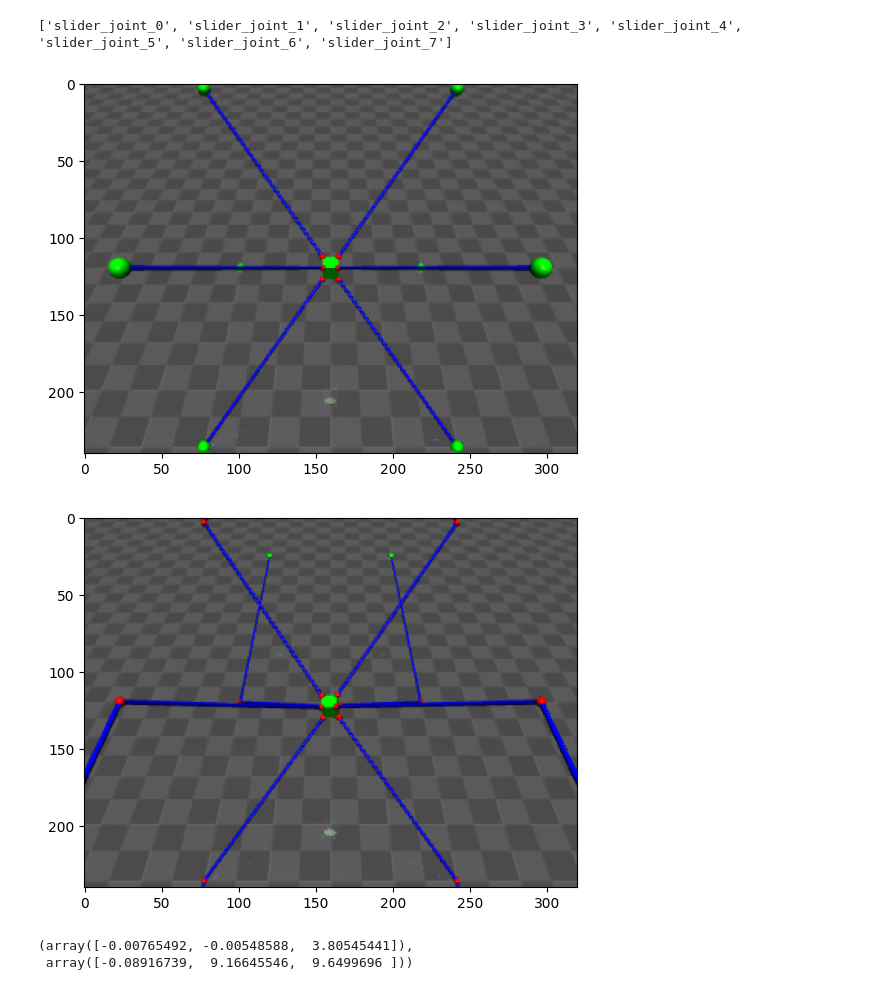
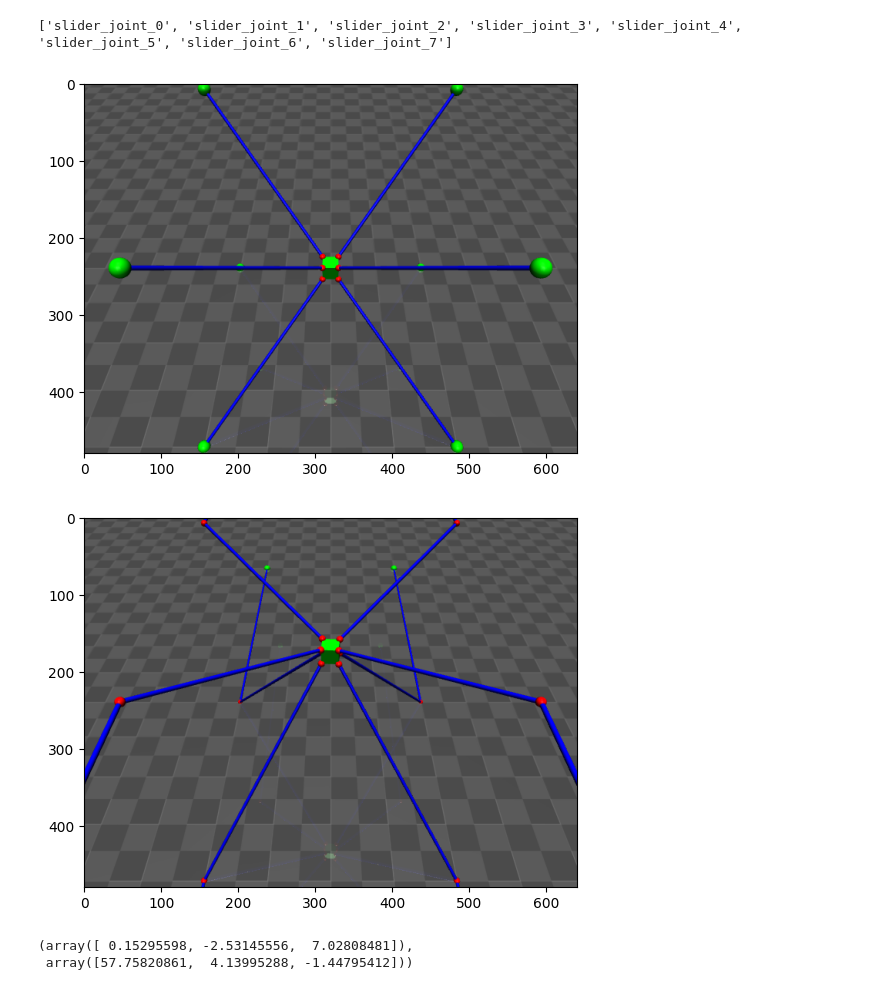
Before and after one commit to Yang51st/Mujoco-CDPR-Simulator, a Jupyter notebook: cdpr_sketches.ipynb, the cells around one changed output. Saved outputs shown, nothing was run; the diff lists cells and outputs as text; code cells hidden in the pictures.

```diff
--- a/cdpr_sketches.ipynb
+++ b/cdpr_sketches.ipynb
@@ -8,53 +8,53 @@ print([actuator.target for actuator in cdpr_spec.actuators])
 # %% [output]
 ['slider_joint_0', 'slider_joint_1', 'slider_joint_2', 'slider_joint_3', 'slider_joint_4', 'slider_joint_5', 'slider_joint_6', 'slider_joint_7']
 # %%
-renderer=mj.Renderer(cdpr_model)
+renderer=mj.Renderer(cdpr_model, height=480, width=640)
 mj.mj_step(cdpr_model, cdpr_data)
 renderer.update_scene(cdpr_data, camera="main_camera")
 render=renderer.render()
 plt.imshow(render)
 plt.show()
 # %% [output]
-[figure, old version]
+[figure, new version]
 # %%
 def circle_path(theta, radius, height):
     return np.array([radius*np.cos(theta), radius*np.sin(theta), height])
 # %%
 import time
 from IPython import display
 %matplotlib inline
 
 #Controls 0 to 7 inclusive control cable tendons 0 to 7 inclusive.
 #Every mujoco simulation step moves forward by 0.002 seconds by default.
 
 desired_position=[0,0,machine_frame_height/2]
 desired_orientation=[0,0,0]
 
 real_time=True
 wal_start_time= time.time()
 sim_start_time = cdpr_data.time
 for _ in range(int(10/cdpr_model.opt.timestep)+1):
-    cdpr_data.ctrl=20*np.ones(8)-inverse_kinematics(target_xyz=circle_path(_/100,machine_frame_length/3,_/5000*machine_frame_height),
+    cdpr_data.ctrl=20*np.ones(8)-inverse_kinematics(target_xyz=circle_path(0,0,_/5000*machine_frame_height),
                                       target_orientation=desired_orientation)
     mj.mj_step(cdpr_model, cdpr_data)
     if real_time:
         if (time.time() - wal_start_time)>=(cdpr_data.time-sim_start_time):
             continue
     else:
         if _%100!=0:
             continue
     renderer.update_scene(cdpr_data, camera="main_camera")
     render=renderer.render()
     plt.imshow(render)
     display.display(plt.gcf())
     display.clear_output(wait=True)
 # %% [output]
-[figure, old version]
+[figure, new version]
 # %%
 actual_ee_rot_mat=np.stack([cdpr_data.sensor("end_effector_xv").data, cdpr_data.sensor("end_effector_yv").data, cdpr_data.sensor("end_effector_zv").data])
 actual_ee_axis_angles=R.from_matrix(actual_ee_rot_mat).as_rotvec(degrees=True)
 actual_ee_position=cdpr_data.sensor("end_effector_position").data
 actual_ee_position, actual_ee_axis_angles
 # %% [output]
-(array([-0.00765492, -0.00548588,  3.80545441]),
- array([-0.08916739,  9.16645546,  9.6499696 ]))
+(array([ 0.15295598, -2.53145556,  7.02808481]),
+ array([57.75820861,  4.13995288, -1.44795412]))
```
Also changed, not shown: parts of 2 cells of this notebook, 2 other files.
